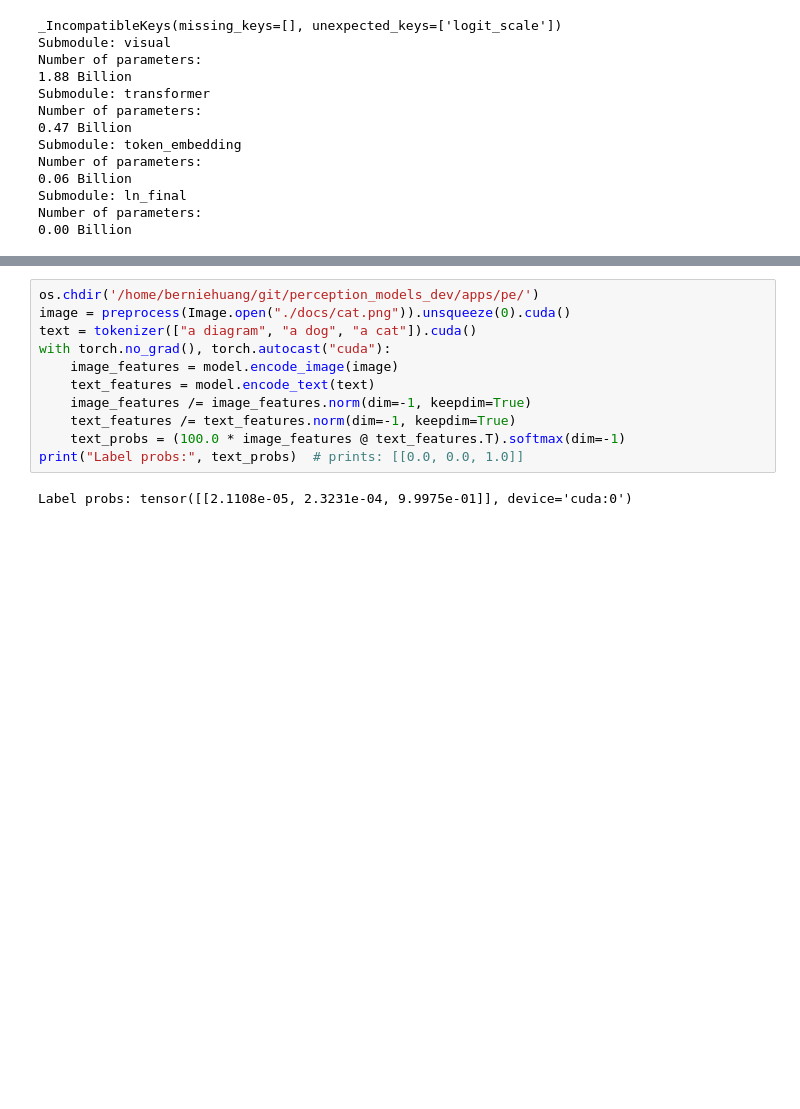
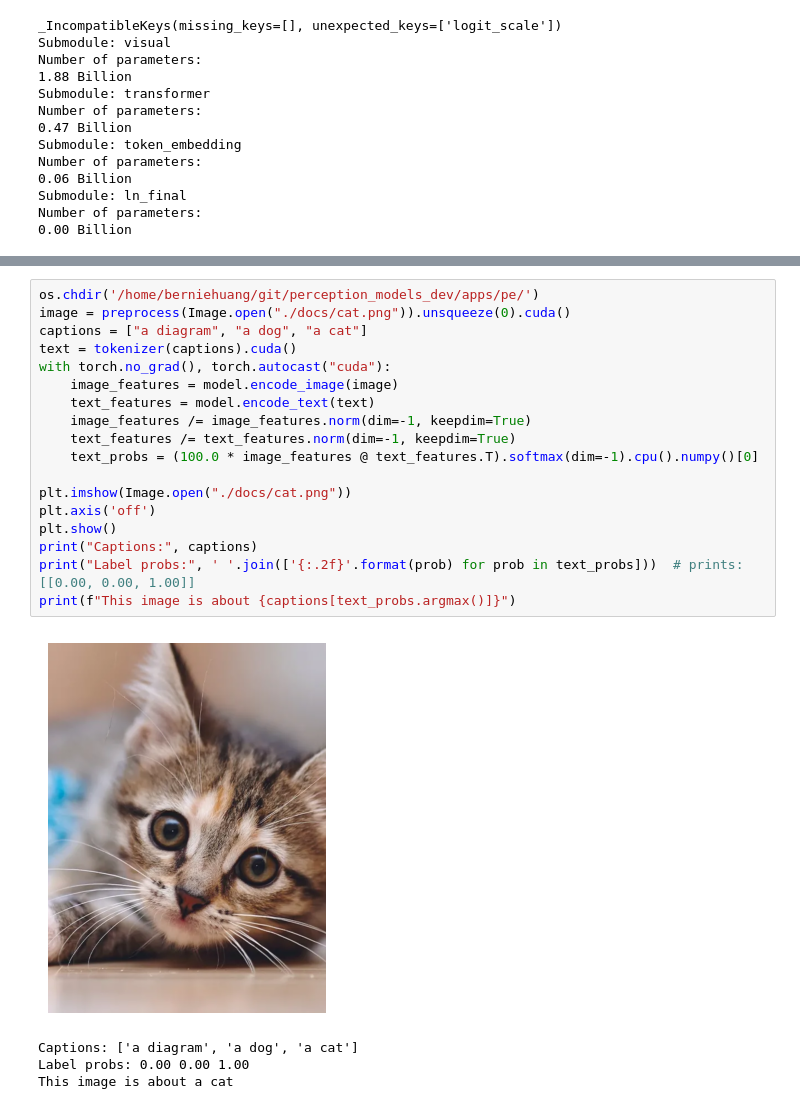
Before and after one commit to berniebear/perception_models_dev, a Jupyter notebook: apps/pe/demo.ipynb, the cells around one changed output, grey strips where cells are left out. Saved outputs shown, nothing was run; the diff lists cells and outputs as text; blank space fills up the shorter version.

```diff
--- a/apps/pe/demo.ipynb
+++ b/apps/pe/demo.ipynb
@@ -28,13 +53,23 @@ Number of parameters:
 # %%
 os.chdir('/home/berniehuang/git/perception_models_dev/apps/pe/')
 image = preprocess(Image.open("./docs/cat.png")).unsqueeze(0).cuda()
-text = tokenizer(["a diagram", "a dog", "a cat"]).cuda()
+captions = ["a diagram", "a dog", "a cat"]
+text = tokenizer(captions).cuda()
 with torch.no_grad(), torch.autocast("cuda"):
     image_features = model.encode_image(image)
     text_features = model.encode_text(text)
     image_features /= image_features.norm(dim=-1, keepdim=True)
     text_features /= text_features.norm(dim=-1, keepdim=True)
-    text_probs = (100.0 * image_features @ text_features.T).softmax(dim=-1)
-print("Label probs:", text_probs)  # prints: [[0.0, 0.0, 1.0]]
+    text_probs = (100.0 * image_features @ text_features.T).softmax(dim=-1).cpu().numpy()[0]
+
+plt.imshow(Image.open("./docs/cat.png"))
+plt.axis('off')
+plt.show()
+print("Captions:", captions)
+print("Label probs:", ' '.join(['{:.2f}'.format(prob) for prob in text_probs]))  # prints: [[0.00, 0.00, 1.00]]
+print(f"This image is about {captions[text_probs.argmax()]}")
 # %% [output]
+[figure, added]
-Label probs: tensor([[2.1108e-05, 2.3231e-04, 9.9975e-01]], device='cuda:0')
+Captions: ['a diagram', 'a dog', 'a cat']
+Label probs: 0.00 0.00 1.00
+This image is about a cat
```
Also changed, not shown: parts of 10 cells of this notebook.
